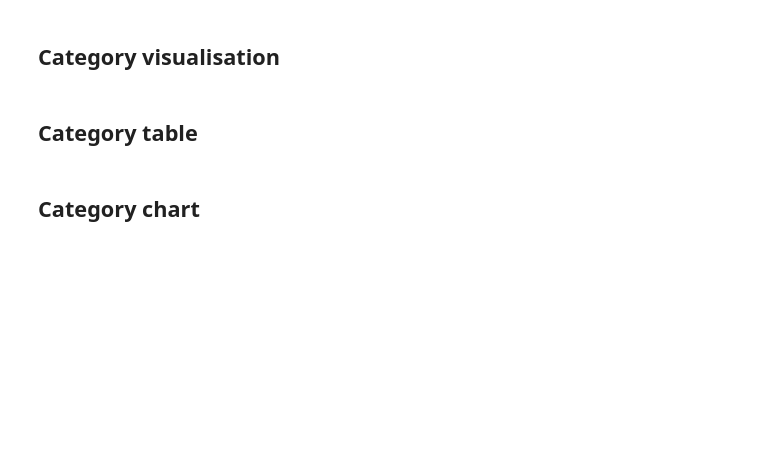
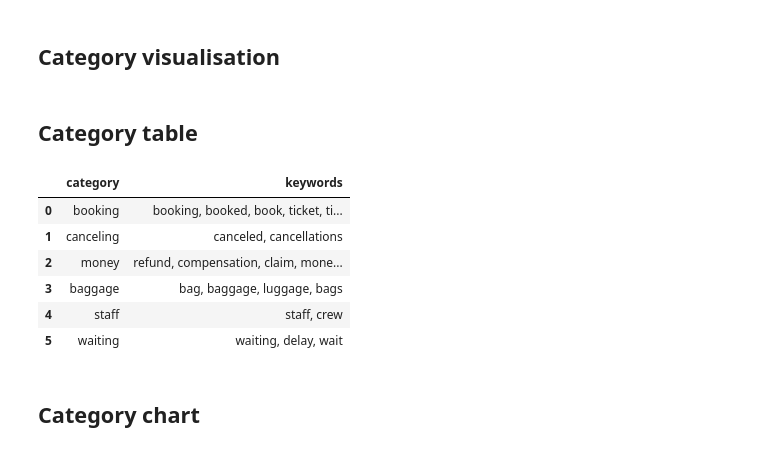
Before and after one commit to danamira/DBL-Data-Challenge, a Jupyter notebook: FINAL VISUALISATIONS.ipynb, the cells around one changed output. Cells and saved outputs as stored; diff of their text form; code cells hidden in the pictures; blank space fills up the shorter version.

```diff
--- a/FINAL VISUALISATIONS.ipynb
+++ b/FINAL VISUALISATIONS.ipynb
@@ -18,8 +18,8 @@ import database.connect
 Press the clear all outputs button in the toolbar above before pushing to git.
 This makes version control easier and avoids merge conflicts.
 # %%
-start_date = '01-01-2000'
-end_date = '01-01-2023'
+start_date = '01-05-2010'
+end_date = '01-06-2023'
 
 # convert start and end date to unix timestamp in milliseconds
 start_date_unix = int(datetime.strptime(start_date, '%d-%m-%Y').timestamp() * 1000)
@@ -85,7 +85,7 @@ airlines_of_interest = ['AmericanAir', 'Other', 'British_Airways']
 ## Category visualisation
 # %%
 # create a dataframe with the counts of each category
-excluided = ['dm', 'customers', 'information']
+excluided = ['dm', 'customers', 'information', 'boarding', 'stuck']
 relevant_categories = [key for key in categories.keys() if key not in excluided]
 columns = ['total'] + relevant_categories
 
@@ -110,18 +110,34 @@ df_category_counts = df.set_index('airline')
 # %%
 # turn the dataframe into a table that shows both the counts, aswell as the keywords
 df_category_counts_table = df_category_counts.copy()
 df_category_counts_table = df_category_counts_table.drop(columns=['total'])
 df_category_counts_table = df_category_counts_table.transpose()
 df_category_counts_table = df_category_counts_table.reset_index()
 df_category_counts_table = df_category_counts_table.rename(columns={'index': 'category'})
 df_category_counts_table = df_category_counts_table.set_index('category')
 
 # add a column that displays the keywords for each category
 for category in relevant_categories:
     keywords = categories[category]
     df_category_counts_table.loc[category, 'keywords'] = ", ".join(keywords)
 
 df_category_counts_table
+
+# turn the dataframe into a table that shows the keywords per category
+df_keywords = pd.DataFrame(columns=['category', 'keywords'])
+for category in relevant_categories:
+    df_keywords.loc[len(df_keywords.index)] = [category, ", ".join(categories[category])]
+
+
+df_keywords
+# %% [output]
+|  | category | keywords |
+| 0 | booking | booking, booked, book, ticket, ti... |
+| 1 | canceling | canceled, cancellations |
+| 2 | money | refund, compensation, claim, mone... |
+| 3 | baggage | bag, baggage, luggage, bags |
+| 4 | staff | staff, crew |
+| 5 | waiting | waiting, delay, wait |
 # %% [markdown]
 ## Category chart
 # %%
```
Also changed, not shown: parts of 14 cells of this notebook.
